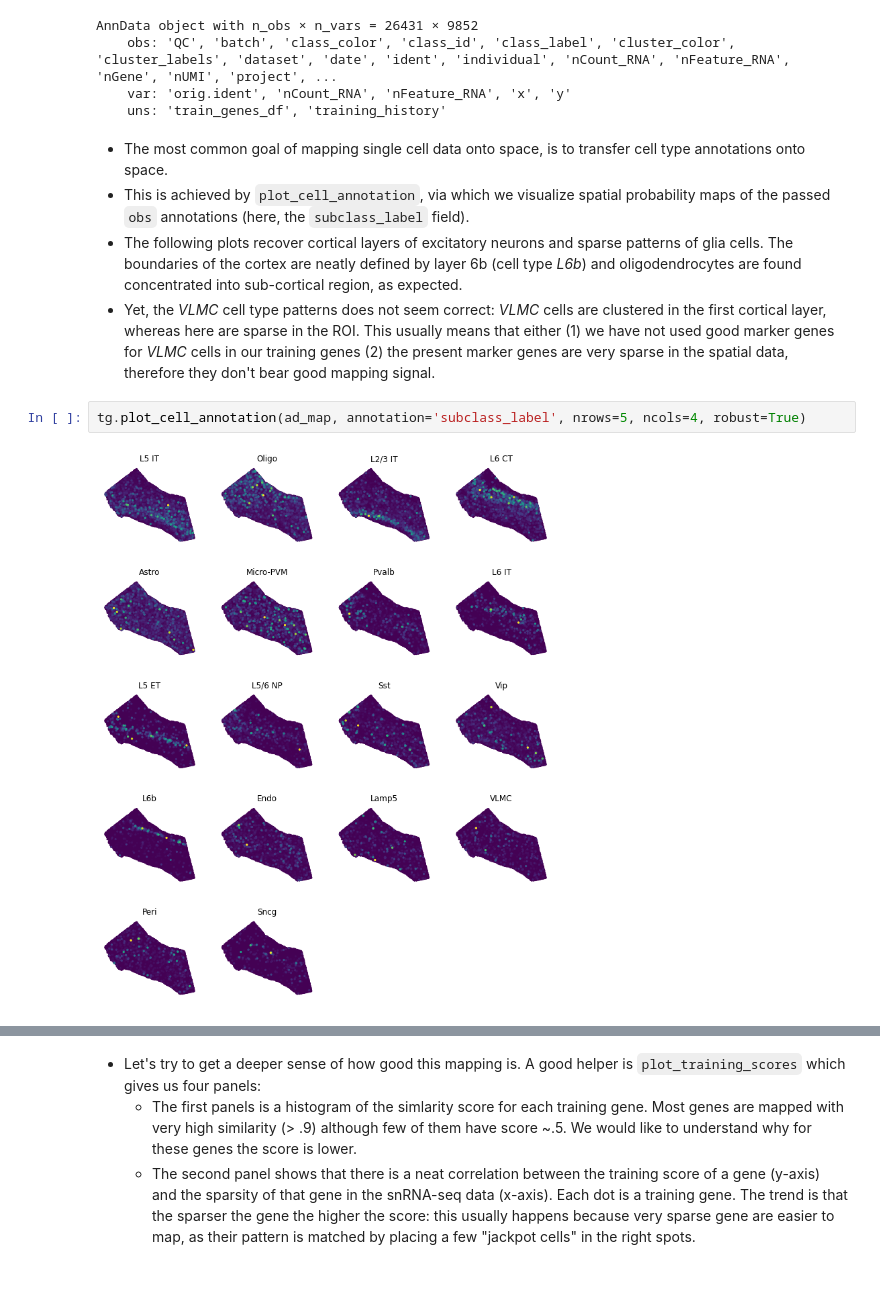
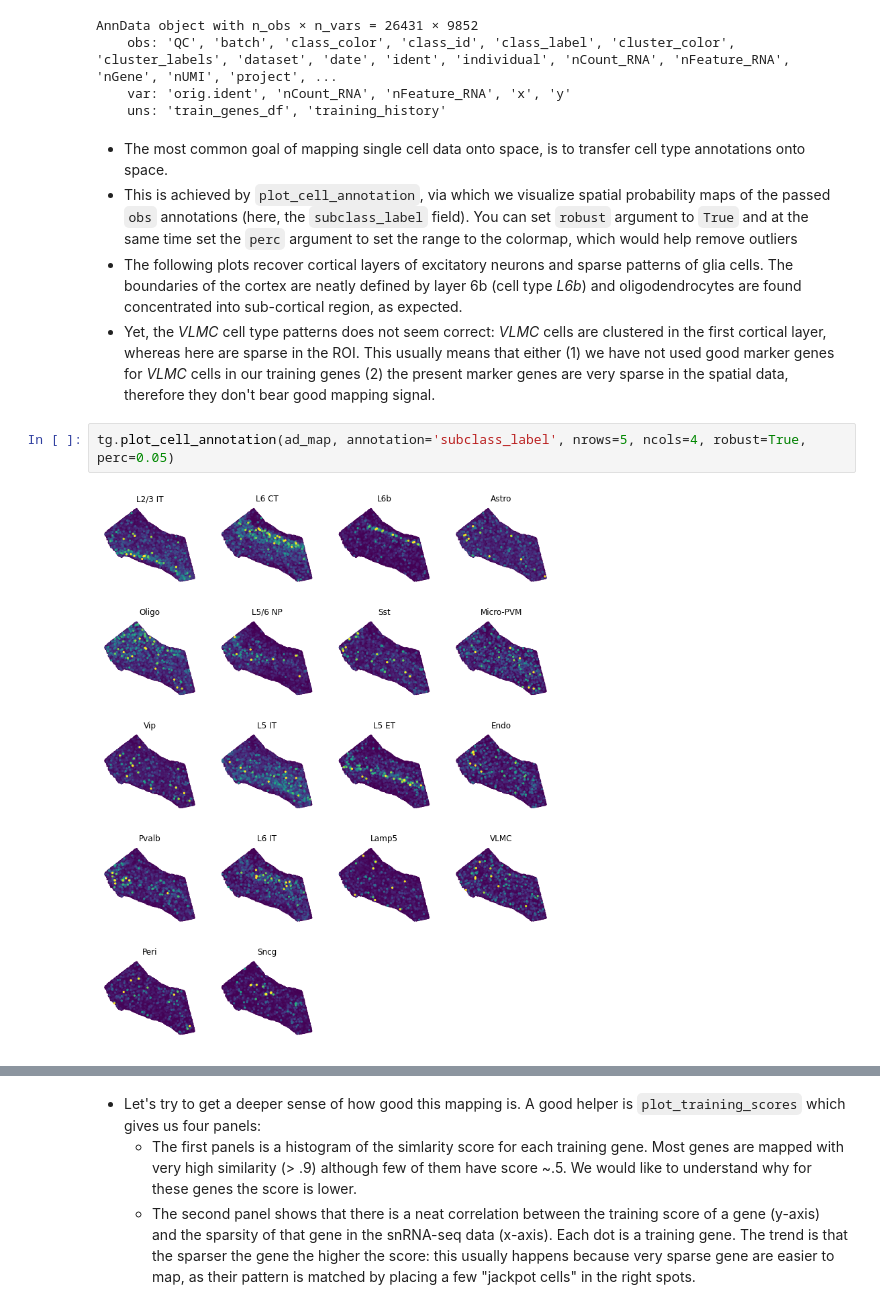
Before and after one commit to broadinstitute/Tangram, a Jupyter notebook: example/1_tutorial_tangram.ipynb, the cells around one changed output, grey strips where cells are left out. Drawn from its saved outputs; the diff is of its cells as text; blank space fills up the shorter version.

```diff
--- a/example/1_tutorial_tangram.ipynb
+++ b/example/1_tutorial_tangram.ipynb
@@ -262,10 +261,10 @@ AnnData object with n_obs × n_vars = 26431 × 9852
     uns: 'train_genes_df', 'training_history'
 # %% [markdown]
 - The most common goal of mapping single cell data onto space, is to transfer cell type annotations onto space.
-- This is achieved by `plot_cell_annotation`, via which we visualize spatial probability maps of the passed `obs` annotations (here, the `subclass_label` field).
+- This is achieved by `plot_cell_annotation`, via which we visualize spatial probability maps of the passed `obs` annotations (here, the `subclass_label` field). You can set `robust` argument to `True` and at the same time set the `perc` argument to set the range to the colormap, which would help remove outliers
 - The following plots recover cortical layers of excitatory neurons and sparse patterns of glia cells. The boundaries of the cortex are neatly defined by layer 6b (cell type _L6b_) and oligodendrocytes are found concentrated into sub-cortical region, as expected.
 - Yet, the _VLMC_ cell type patterns does not seem correct: _VLMC_ cells are clustered in the first cortical layer, whereas here are sparse in the ROI. This usually means that either (1) we have not used good marker genes for _VLMC_ cells in our training genes (2) the present marker genes are very sparse in the spatial data, therefore they don't bear good mapping signal.
 # %%
-tg.plot_cell_annotation(ad_map, annotation='subclass_label', nrows=5, ncols=4, robust=True)
+tg.plot_cell_annotation(ad_map, annotation='subclass_label', nrows=5, ncols=4, robust=True, perc=0.05)
 # %% [output]
-[figure, old version]
+[figure, new version]
```
Also changed, not shown: parts of 23 cells of this notebook.
